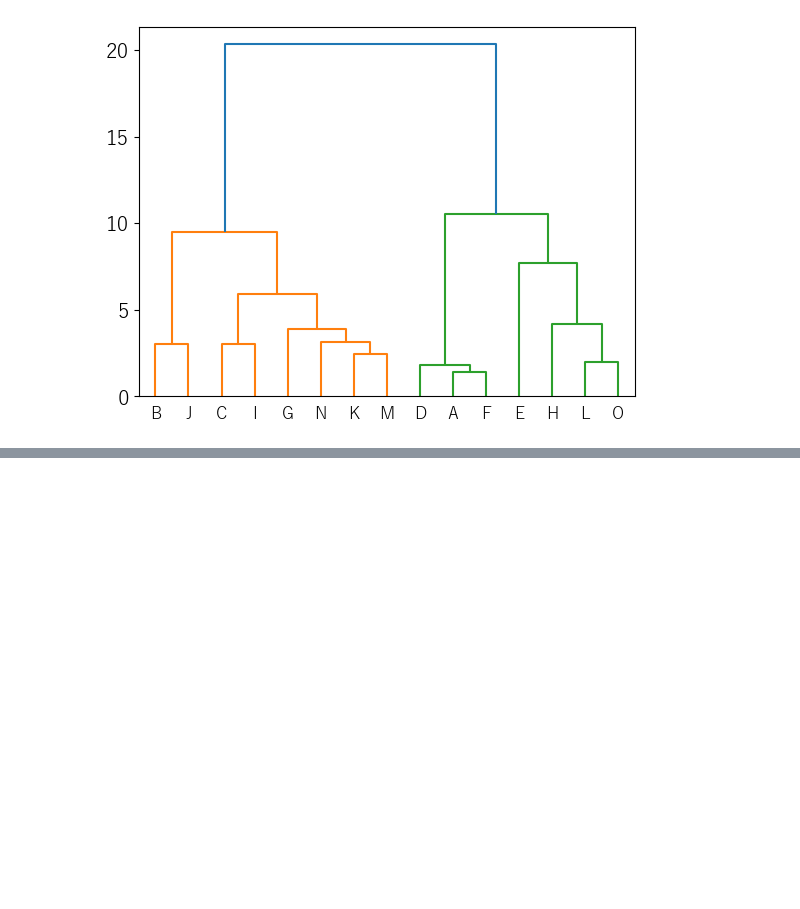
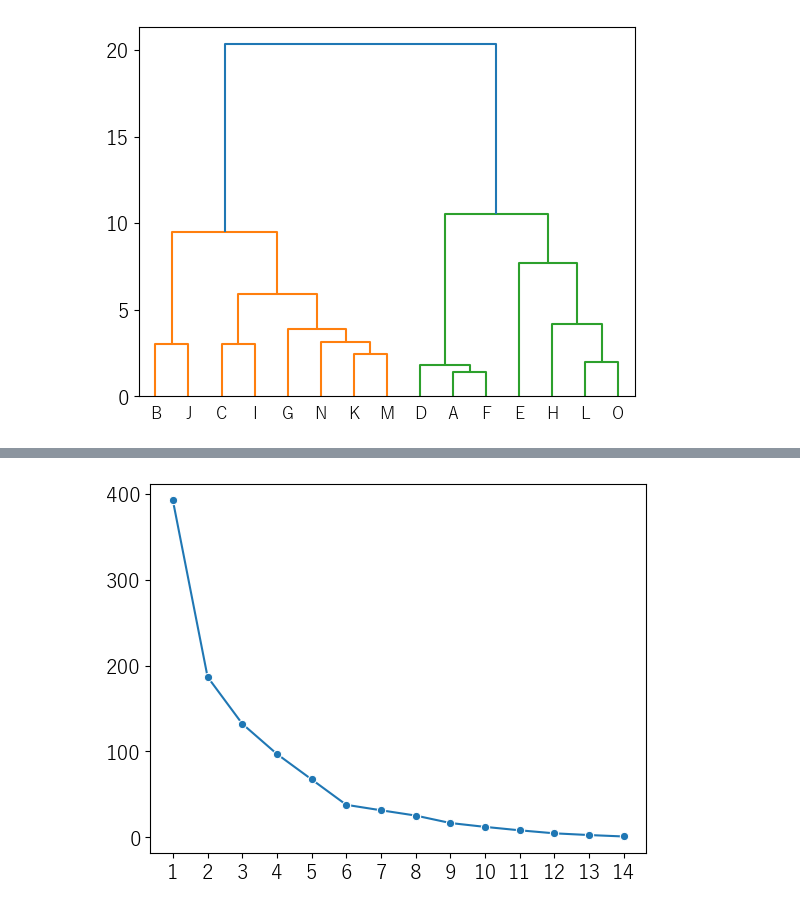
Before and after one commit to itsukikawamu/practice_python, a Jupyter notebook: src/unsupervised_learning/unsuper_learning.ipynb, the cells around one changed output, grey strips where cells are left out. Saved outputs shown, nothing was run; the diff lists cells and outputs as text; code cells hidden in the pictures; blank space fills up the shorter version.

```diff
--- a/src/unsupervised_learning/unsuper_learning.ipynb
+++ b/src/unsupervised_learning/unsuper_learning.ipynb
@@ -168,0 +171,14 @@ sns.scatterplot(data=df_skill2,
+# %%
+#エルボー法でクラスタ数を最適化
+SSE = []
+for i in range(1, df_skill.shape[0]):
+    km = KMeans(n_clusters=i)
+    km.fit(df_skill)
+    SSE.append(km.inertia_)
+
+sns.lineplot(x=range(1, df_skill.shape[0]), y=SSE,
+             marker="o",)
+plt.xticks(range(1, len(SSE) + 1))
+plt.show()
+# %% [output]
+[figure, added]
```
Also changed, not shown: parts of 14 cells of this notebook, 1 other file.
